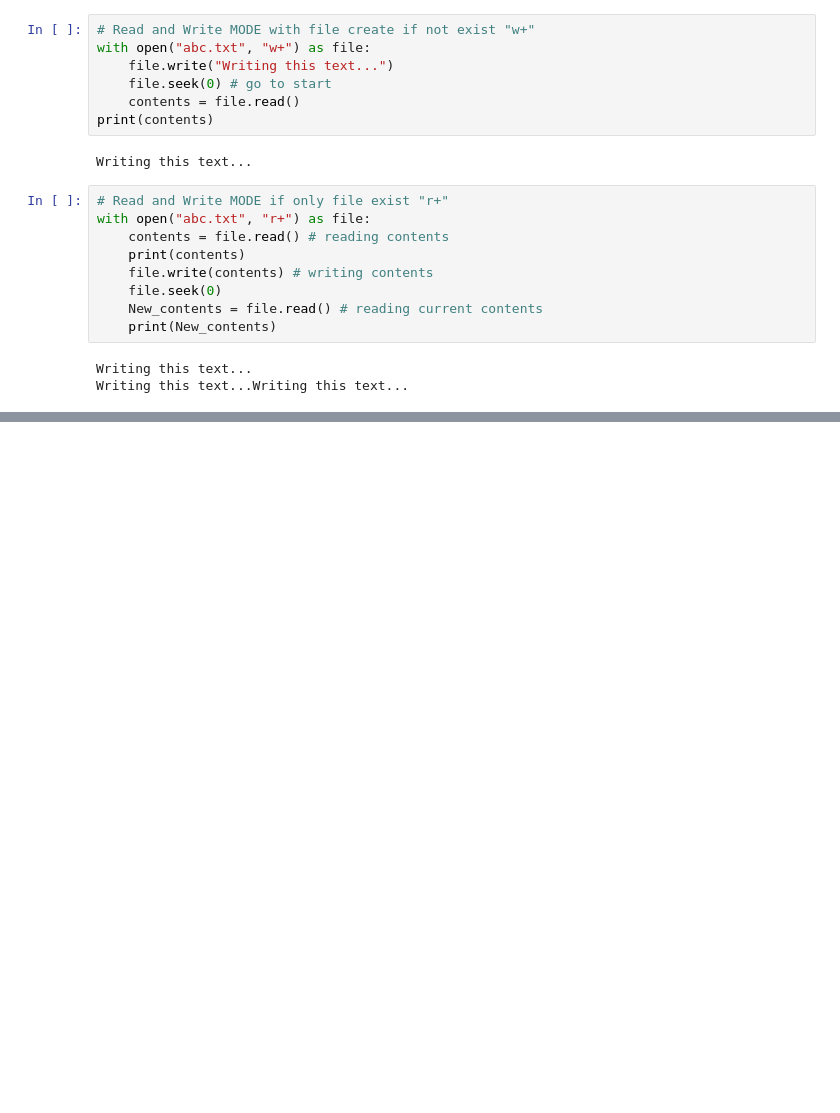
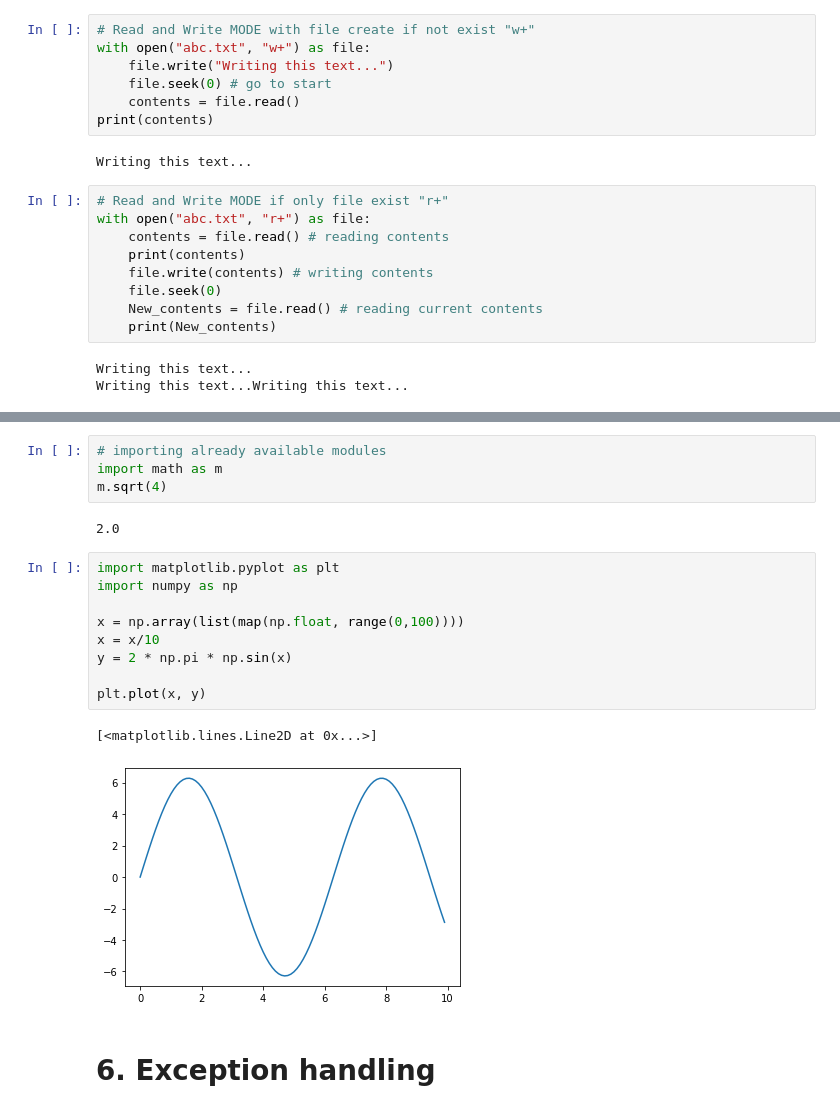
Before and after one commit to KingPegasus/Python-ProBook, a Jupyter notebook: Python Learning ProBook II.ipynb, the cells around one changed output, grey strips where cells are left out. Drawn from its saved outputs; the diff is of its cells as text; blank space fills up the shorter version.

```diff
--- a/Python Learning ProBook II.ipynb
+++ b/Python Learning ProBook II.ipynb
@@ -642,0 +766,20 @@ Writing this text...Writing this text...
+# %%
+# importing already available modules
+import math as m
+m.sqrt(4)
+# %% [output]
+2.0
+# %%
+import matplotlib.pyplot as plt
+import numpy as np
+
+x = np.array(list(map(np.float, range(0,100))))
+x = x/10
+y = 2 * np.pi * np.sin(x)
+
+plt.plot(x, y)
+# %% [output]
+[<matplotlib.lines.Line2D at 0x...>]
+[figure, added]
+# %% [markdown]
+# 6. Exception handling
```
Also changed, not shown: parts of 23 cells of this notebook.
